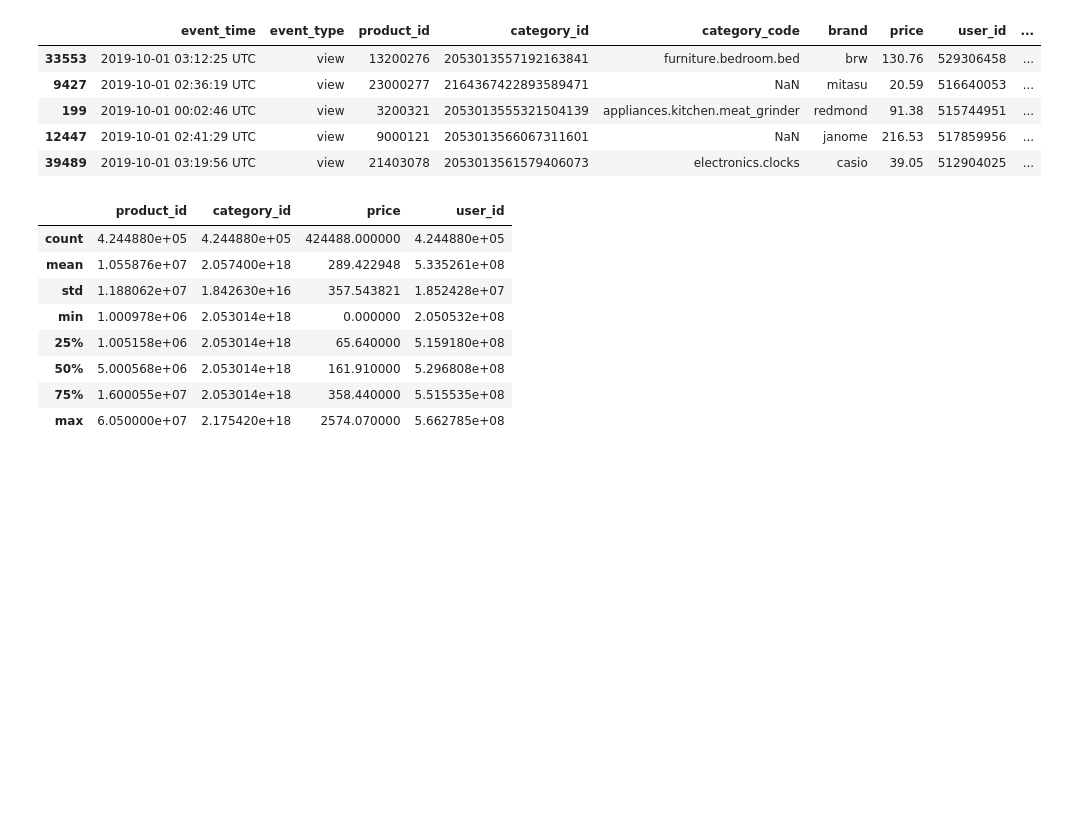
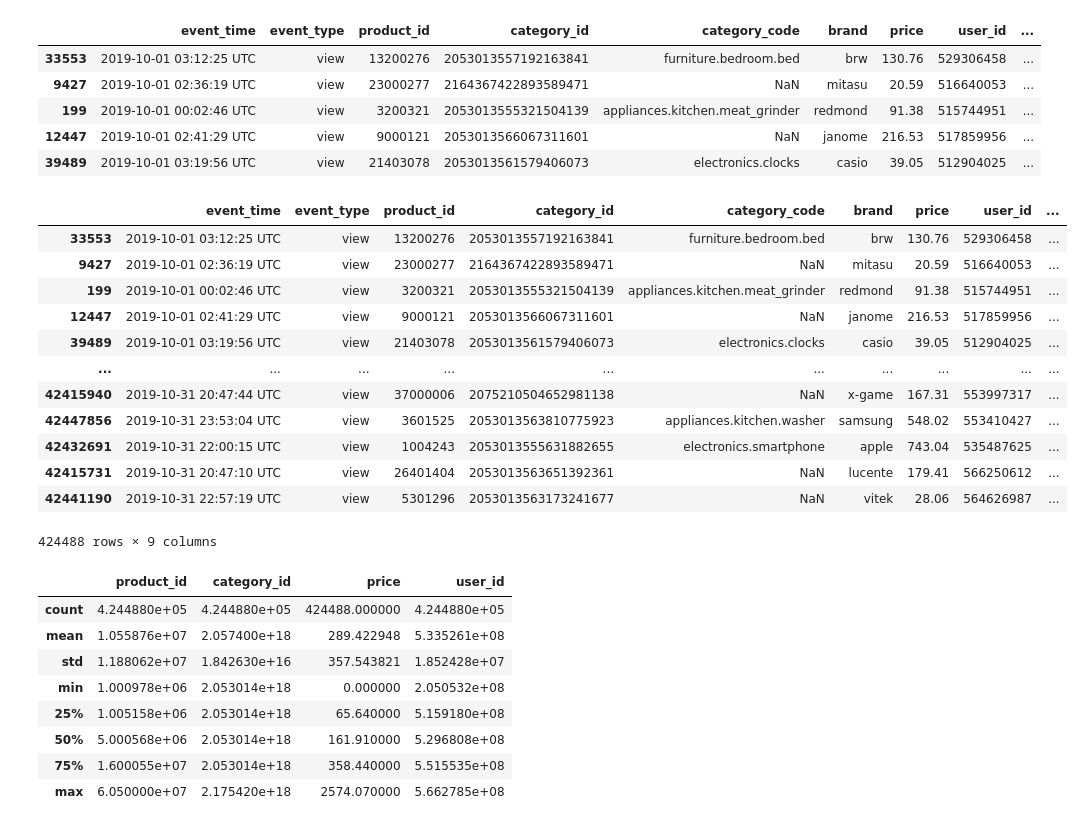
Before and after one commit to nicolas-vdn/amazing-mspr, a Jupyter notebook: data.ipynb, the cells around one changed output. Drawn from its saved outputs; the diff is of its cells as text; code cells hidden in the pictures; blank space fills up the shorter version.

```diff
--- a/data.ipynb
+++ b/data.ipynb
@@ -25,6 +25,22 @@ df.head()
 | 199 | 2019-10-01 00:02:46 UTC | view | 3200321 | 2053013555321504139 | appliances.kitchen.meat_grinder | redmond | 91.38 | 515744951 | ... |
 | 12447 | 2019-10-01 02:41:29 UTC | view | 9000121 | 2053013566067311601 | NaN | janome | 216.53 | 517859956 | ... |
 | 39489 | 2019-10-01 03:19:56 UTC | view | 21403078 | 2053013561579406073 | electronics.clocks | casio | 39.05 | 512904025 | ... |
+# %%
+df
+# %% [output]
+|  | event_time | event_type | product_id | category_id | category_code | brand | price | user_id | ... |
+| 33553 | 2019-10-01 03:12:25 UTC | view | 13200276 | 2053013557192163841 | furniture.bedroom.bed | brw | 130.76 | 529306458 | ... |
+| 9427 | 2019-10-01 02:36:19 UTC | view | 23000277 | 2164367422893589471 | NaN | mitasu | 20.59 | 516640053 | ... |
+| 199 | 2019-10-01 00:02:46 UTC | view | 3200321 | 2053013555321504139 | appliances.kitchen.meat_grinder | redmond | 91.38 | 515744951 | ... |
+| 12447 | 2019-10-01 02:41:29 UTC | view | 9000121 | 2053013566067311601 | NaN | janome | 216.53 | 517859956 | ... |
+| 39489 | 2019-10-01 03:19:56 UTC | view | 21403078 | 2053013561579406073 | electronics.clocks | casio | 39.05 | 512904025 | ... |
+| ... | ... | ... | ... | ... | ... | ... | ... | ... | ... |
+| 42415940 | 2019-10-31 20:47:44 UTC | view | 37000006 | 2075210504652981138 | NaN | x-game | 167.31 | 553997317 | ... |
+| 42447856 | 2019-10-31 23:53:04 UTC | view | 3601525 | 2053013563810775923 | appliances.kitchen.washer | samsung | 548.02 | 553410427 | ... |
+| 42432691 | 2019-10-31 22:00:15 UTC | view | 1004243 | 2053013555631882655 | electronics.smartphone | apple | 743.04 | 535487625 | ... |
+| 42415731 | 2019-10-31 20:47:10 UTC | view | 26401404 | 2053013563651392361 | NaN | lucente | 179.41 | 566250612 | ... |
+| 42441190 | 2019-10-31 22:57:19 UTC | view | 5301296 | 2053013563173241677 | NaN | vitek | 28.06 | 564626987 | ... |
+424488 rows × 9 columns
 # %%
 df.describe()
 # %% [output]
```
Also changed, not shown: parts of 12 cells of this notebook.
